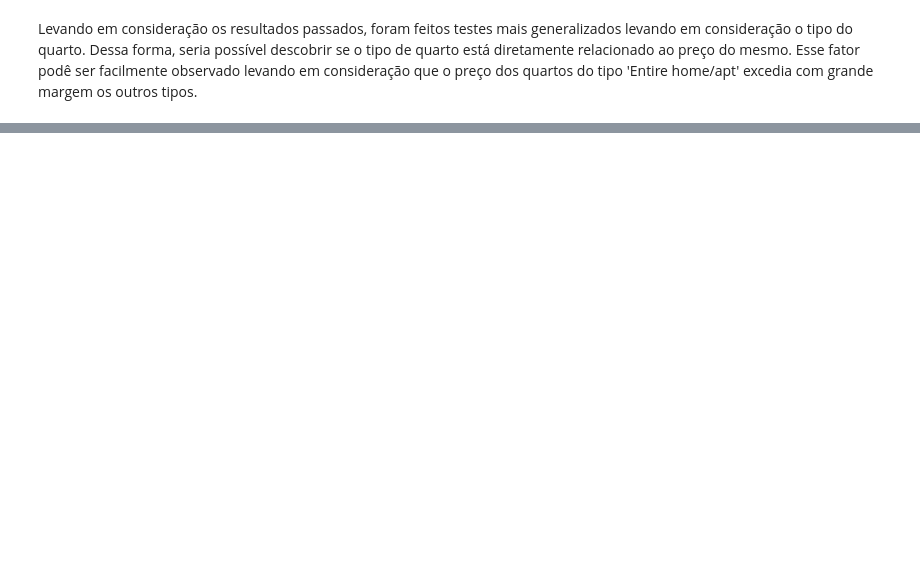
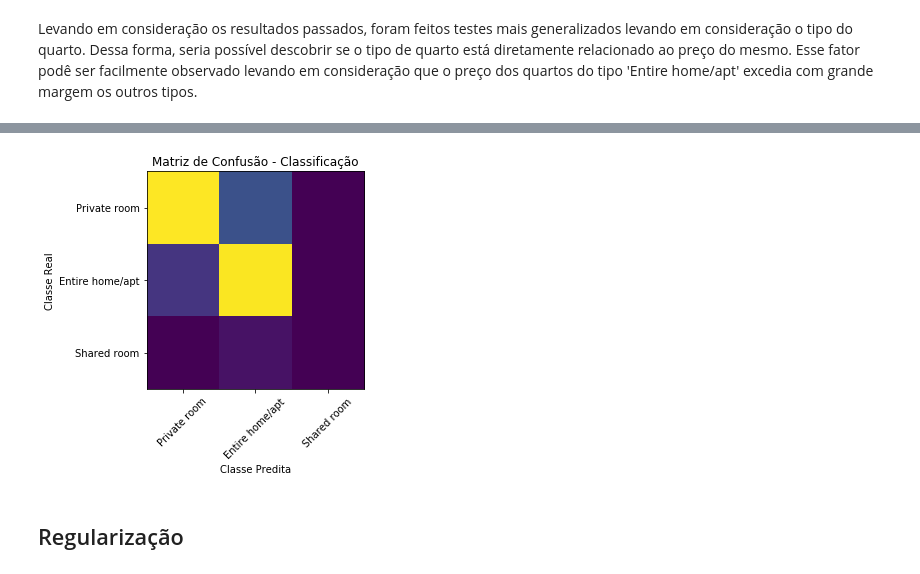
Before and after one commit to LucasPMM/Airbnb_Data_Analysis, a Jupyter notebook: Airbnb Analyzes.ipynb, the cells around one changed output, grey strips where cells are left out. Drawn from its saved outputs; the diff is of its cells as text; code cells hidden in the pictures; blank space fills up the shorter version.

```diff
--- a/Airbnb Analyzes.ipynb
+++ b/Airbnb Analyzes.ipynb
@@ -144,0 +141,11 @@ plt.vlines(t_obs, 0, 0.14, color='r')
+# %%
+from sklearn.linear_model import LogisticRegressionCV
+from sklearn.model_selection import train_test_split
+from sklearn.metrics import precision_recall_fscore_support
+from sklearn.metrics import confusion_matrix
+
+X = df[['price', 'neighbourhood_group']]
+y = df['room_type']
+
+X = pd.get_dummies(X, columns=['neighbourhood_group'], drop_first=True)
+X.head()
@@ -144,0 +159,8 @@ plt.vlines(t_obs, 0, 0.14, color='r')
+# %%
+X_train, X_test, y_train, y_test = train_test_split(X, y, test_size=0.1)
+
+# X_train = X_train[:2500]
+# y_train = y_train[:2500]
+
+model = LogisticRegressionCV(cv=16, multi_class='ovr')
+model.fit(X_train, y_train)
@@ -144,0 +173,3 @@ plt.vlines(t_obs, 0, 0.14, color='r')
+# %%
+y_pred = model.predict(X_test)
+print('Acurácia = {}'.format((y_test == y_pred).mean()))
@@ -144,0 +178,6 @@ plt.vlines(t_obs, 0, 0.14, color='r')
+# %%
+labels = y.unique()
+metric_labels = ['precision', 'recall', 'f-score', 'support']
+metrics = precision_recall_fscore_support(y_test, y_pred)
+
+pd.DataFrame(data=metrics, index=metric_labels, columns=labels)
@@ -144,0 +190,12 @@ plt.vlines(t_obs, 0, 0.14, color='r')
+# %%
+im = plt.imshow(confusion_matrix(y_test, y_pred))
+plt.xticks(range(len(labels)), labels, rotation=45)
+plt.yticks(range(len(labels)), labels)
+plt.title('Matriz de Confusão - Classificação')
+plt.xlabel('Classe Predita')
+plt.ylabel('Classe Real')
+plt.show()
+# %% [output]
+[figure, added]
+# %% [markdown]
+## Regularização
```
Also changed, not shown: parts of 18 cells of this notebook.
